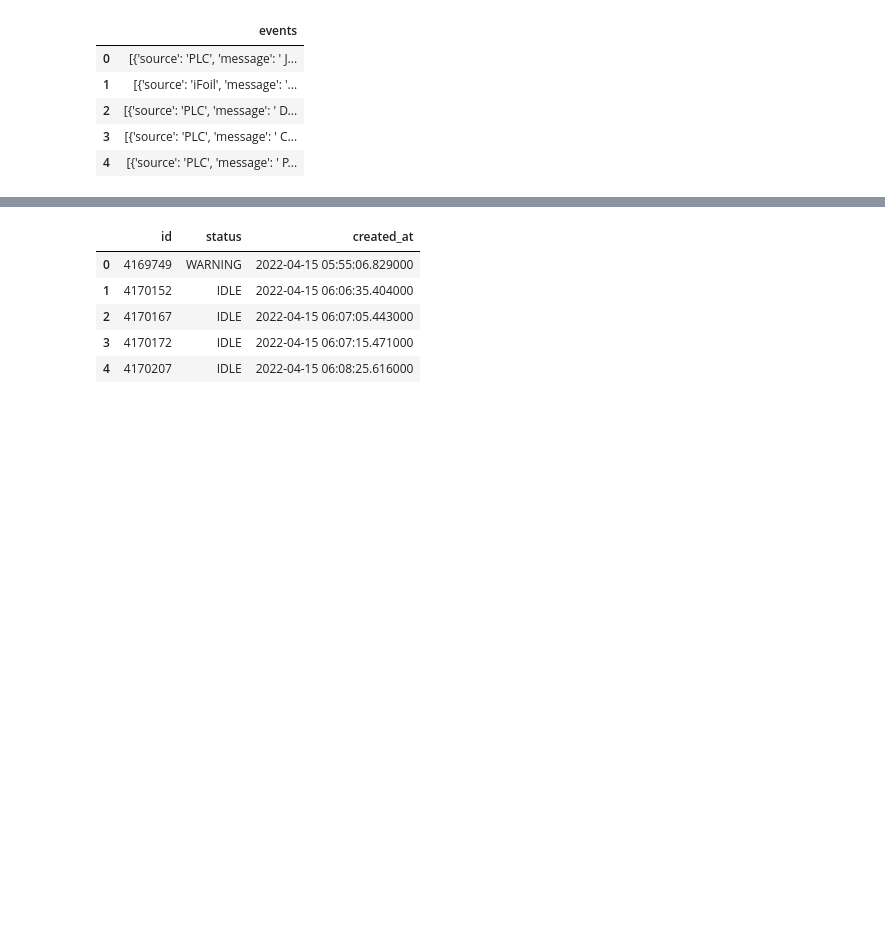
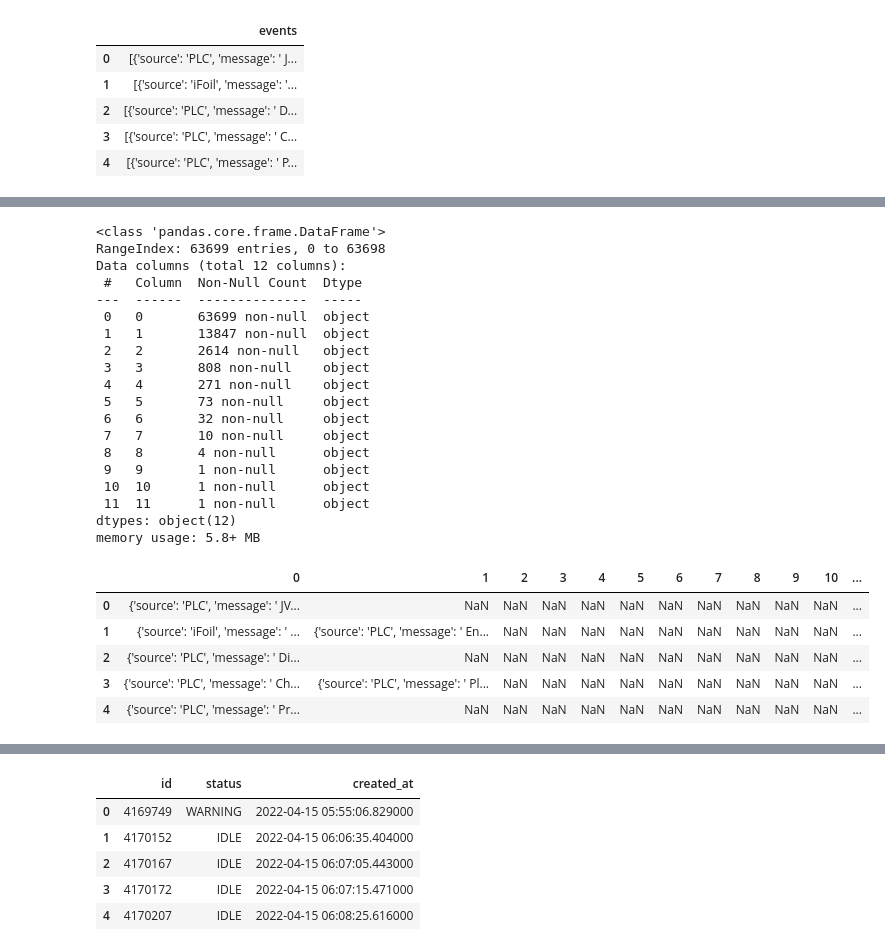
Before and after one commit to AranOribu/Prediction-Erreur-JetVarnish3DEvo, a Jupyter notebook: notebooks/data_explo_metrics_events_Arthur.ipynb, the cells around one changed output, grey strips where cells are left out. Cells and saved outputs as stored; diff of their text form; code cells hidden in the pictures; blank space fills up the shorter version.

Commit message:
Mod : file data_explo_Arthur

```diff
--- a/notebooks/data_explo_metrics_events_Arthur.ipynb
+++ b/notebooks/data_explo_metrics_events_Arthur.ipynb
@@ -141,13 +141,39 @@ memory usage: 5.8+ MB
 | 3 | {'source': 'PLC', 'message': ' Ch... | {'source': 'PLC', 'message': ' Pl... | None | None | None | None | None | None | None | None | None | ... |
 | 4 | {'source': 'PLC', 'message': ' Pr... | None | None | None | None | None | None | None | None | None | None | ... |
 # %%
-# for col in df_events.columns :
-#     for i in range(0,len(df_events.iloc[:,col])):
-#         if isinstance(df_events.loc[i][col], type(None)) :
-#             df_events.loc[i][col] = np.nan
+for col in df_events.columns :
+    for i in range(0,len(df_events.iloc[:,col])):
+        if isinstance(df_events.loc[i][col], type(None)) :
+            df_events.loc[i][col] = np.nan
 
-# df_events.info()
-# df_events.head()
+df_events.info()
+df_events.head()
+# %% [output]
+<class 'pandas.core.frame.DataFrame'>
+RangeIndex: 63699 entries, 0 to 63698
+Data columns (total 12 columns):
+ #   Column  Non-Null Count  Dtype
+---  ------  --------------  -----
+ 0   0       63699 non-null  object
+ 1   1       13847 non-null  object
+ 2   2       2614 non-null   object
+ 3   3       808 non-null    object
+ 4   4       271 non-null    object
+ 5   5       73 non-null     object
+ 6   6       32 non-null     object
+ 7   7       10 non-null     object
+ 8   8       4 non-null      object
+ 9   9       1 non-null      object
+ 10  10      1 non-null      object
+ 11  11      1 non-null      object
+dtypes: object(12)
+memory usage: 5.8+ MB
+|  | 0 | 1 | 2 | 3 | 4 | 5 | 6 | 7 | 8 | 9 | 10 | ... |
+| 0 | {'source': 'PLC', 'message': ' JV... | NaN | NaN | NaN | NaN | NaN | NaN | NaN | NaN | NaN | NaN | ... |
+| 1 | {'source': 'iFoil', 'message': ' ... | {'source': 'PLC', 'message': ' En... | NaN | NaN | NaN | NaN | NaN | NaN | NaN | NaN | NaN | ... |
+| 2 | {'source': 'PLC', 'message': ' Di... | NaN | NaN | NaN | NaN | NaN | NaN | NaN | NaN | NaN | NaN | ... |
+| 3 | {'source': 'PLC', 'message': ' Ch... | {'source': 'PLC', 'message': ' Pl... | NaN | NaN | NaN | NaN | NaN | NaN | NaN | NaN | NaN | ... |
+| 4 | {'source': 'PLC', 'message': ' Pr... | NaN | NaN | NaN | NaN | NaN | NaN | NaN | NaN | NaN | NaN | ... |
 # %%
 i = 0
 col_names = {}
```
Also changed, not shown: parts of 3 cells of this notebook.
